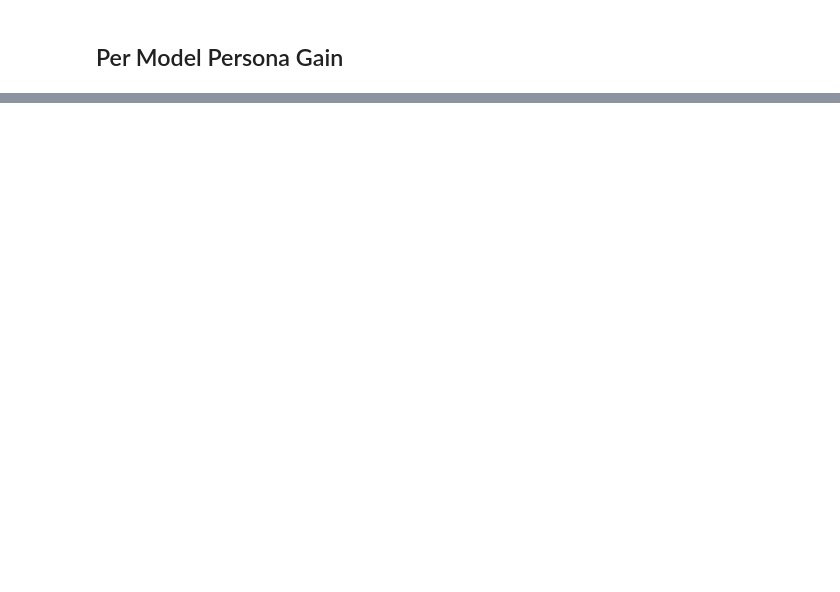
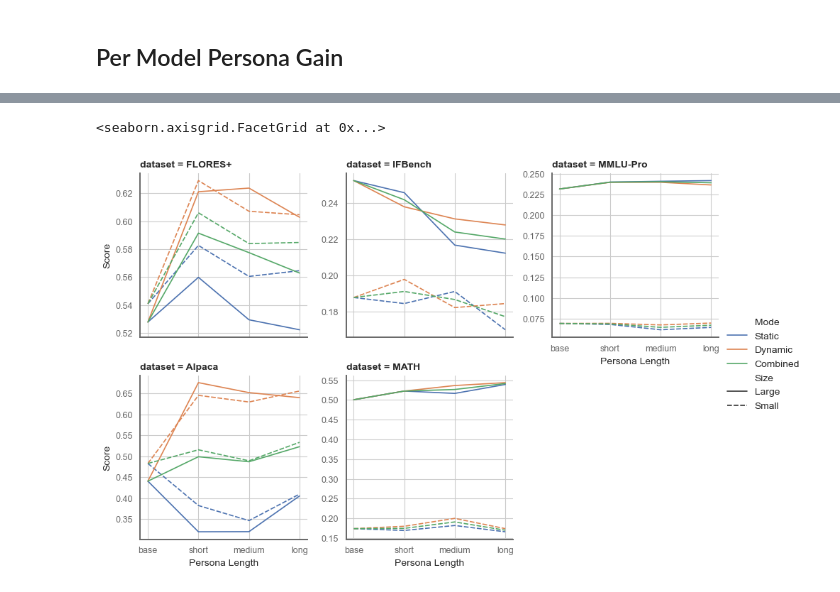
Before and after one commit to nicomu99/master-thesis, a Jupyter notebook: discussion_plots.ipynb, the cells around one changed output, grey strips where cells are left out. Saved outputs shown, nothing was run; the diff lists cells and outputs as text; code cells hidden in the pictures; blank space fills up the shorter version.

```diff
--- a/discussion_plots.ipynb
+++ b/discussion_plots.ipynb
@@ -231,0 +318,6 @@ legend.get_title().set_fontweight("bold")
+# %%
+length_model_df = test_dfs["length_model"]
+length_df = test_dfs["length"]
+
+length_agreement = calculate_agreement(length_model_df, length_df, "length")
+length_agreement
@@ -231,0 +542,22 @@ legend.get_title().set_fontweight("bold")
+# %%
+from evaluate import prepare_length
+
+dfs = []
+for mode in ["static", "dynamic", "combined"]:
+    mode: Literal["static", "dynamic", "combined"] = mode  # to silence warning
+    length_df = prepare_length(model_size_df, mode)
+    length_df["Mode"] = mode.capitalize()
+    dfs.append(length_df)
+length_df: pd.DataFrame = pd.concat(dfs)
+length_mapping = {1: "base", 2: "short", 3: "medium", 4: "long"}
+length_df["Persona Length"] = length_df["length"].map(length_mapping)
+length_df["Persona Length"] = pd.Categorical(length_df["Persona Length"], categories=list(length_mapping.values()), ordered=True)
+# %%
+facet_kw = {"sharey": False}
+sns.relplot(
+    length_df, x="Persona Length", y="Score", col="dataset", hue="Mode", style="Size", kind="line",
+    height=3, col_wrap=3, err_style=None, facet_kws=facet_kw
+)
+# %% [output]
+<seaborn.axisgrid.FacetGrid at 0x...>
+[figure, added]
```
Also changed, not shown: parts of 42 cells of this notebook, 15 other files.
